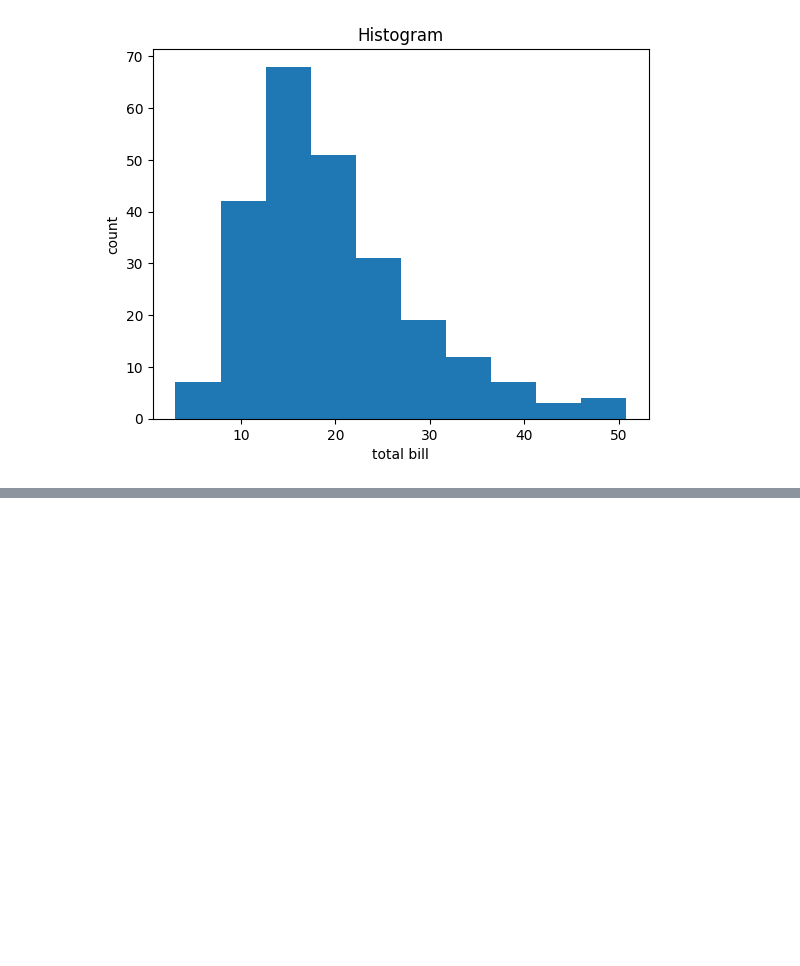
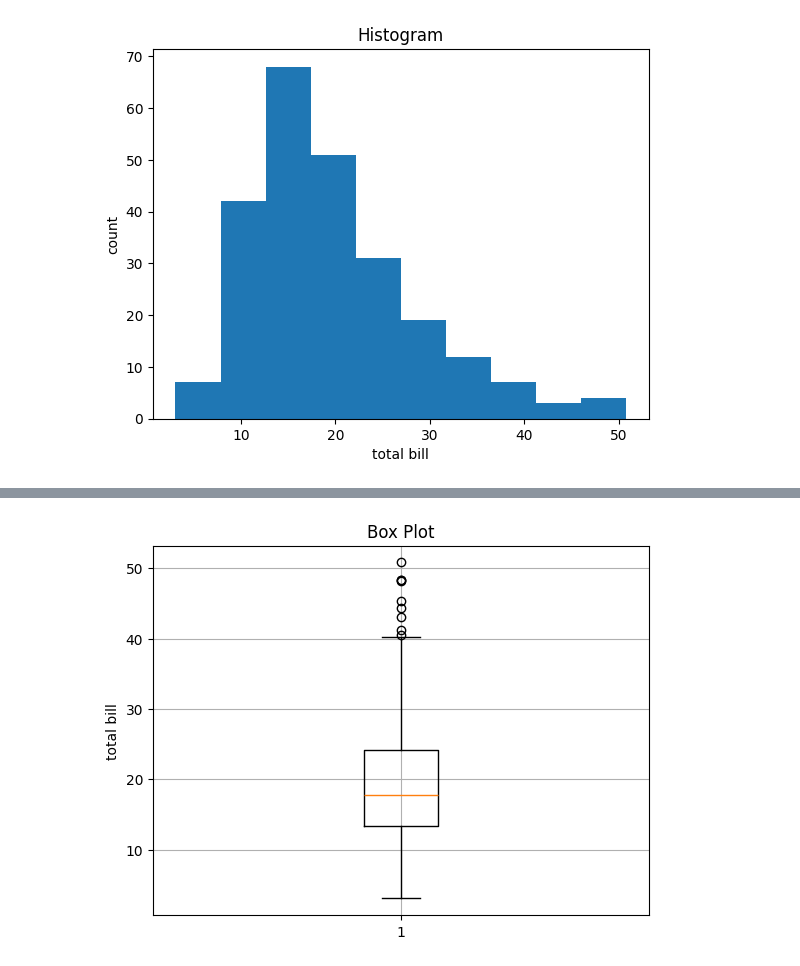
Before and after one commit to JakeOh/202511_BD53, a Jupyter notebook: lab_python/da04_matplotlib.ipynb, the cells around one changed output, grey strips where cells are left out. Cells and saved outputs as stored; diff of their text form; code cells hidden in the pictures; blank space fills up the shorter version.

```diff
--- a/lab_python/da04_matplotlib.ipynb
+++ b/lab_python/da04_matplotlib.ipynb
@@ -61,0 +112,8 @@ plt.show()
+# %%
+plt.boxplot(x=tips.total_bill)
+plt.ylabel('total bill')
+plt.title('Box Plot')
+plt.grid()
+plt.show()
+# %% [output]
+[figure, added]
```
Also changed, not shown: parts of 7 cells of this notebook.
